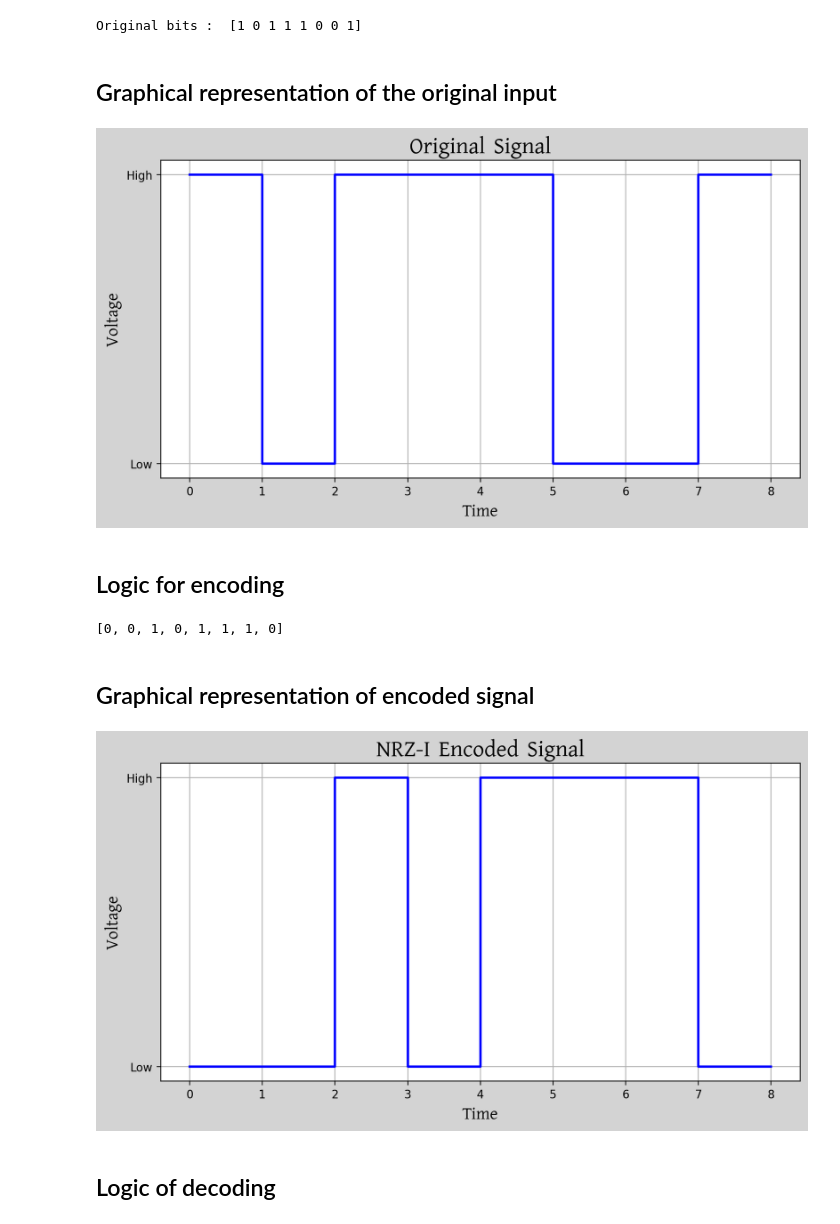
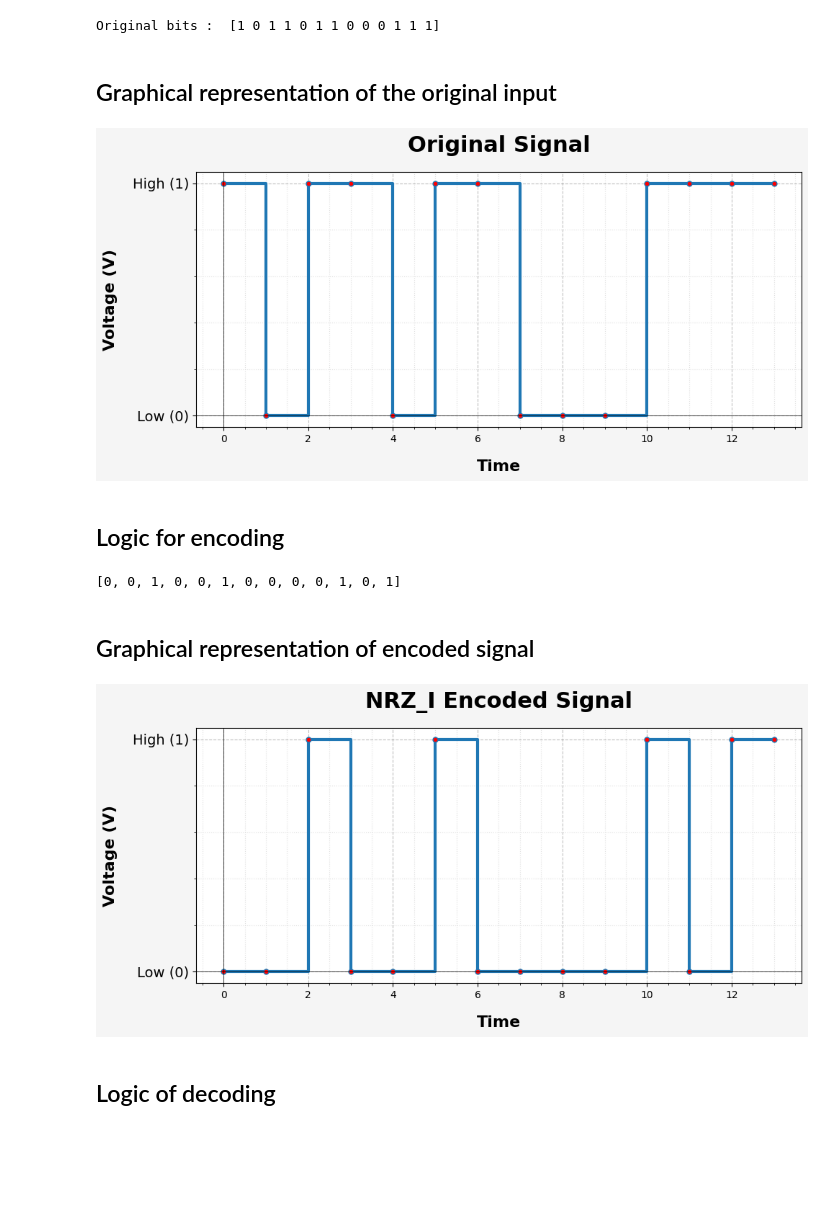
Before and after one commit to ShamiunFerdous/Datacom-Lab, a Jupyter notebook: Lab-1/NRZ_I.ipynb, the cells around one changed output. Saved outputs shown, nothing was run; the diff lists cells and outputs as text; code cells hidden in the pictures; blank space fills up the shorter version.

```diff
--- a/Lab-1/NRZ_I.ipynb
+++ b/Lab-1/NRZ_I.ipynb
@@ -2,24 +2,30 @@
 import numpy as np
 import matplotlib.pyplot as plt
 # %%
-strn = '10111001'
+strn = input()
 arr = np.array([int(i) for i in strn])
 print("Original bits : ", arr)
 # %% [output]
-Original bits :  [1 0 1 1 1 0 0 1]
+Original bits :  [1 0 1 1 0 1 1 0 0 0 1 1 1]
 # %% [markdown]
 ## Graphical representation of the original input
 # %%
-plt.figure(figsize=(10, 5), dpi=200, facecolor='lightgray')
-plt.title("Original Signal", fontdict={'fontname': 'Kalpurush', 'fontsize': 20})
-plt.step(range(len(arr)+1), np.append(arr, arr[-1]), where='post', color='blue', linewidth=2)
-plt.yticks([0, 1], ['Low', 'High'])
-plt.xlabel('Time', fontdict={'fontname': 'Kalpurush', 'fontsize': 15})
-plt.ylabel('Voltage', fontdict={'fontname': 'Kalpurush', 'fontsize': 15})
-plt.grid(True)
+plt.figure(figsize=(10,5), dpi=100, facecolor='whitesmoke')
+plt.title("Original Signal", fontsize=22, fontweight='bold', pad=20)
+plt.step(range(len(arr)+1), np.append(arr, arr[-1]), where='post',
+         color='#1f77b4', linewidth=3, linestyle='-', marker='o', markersize=5, markerfacecolor='red')
+plt.yticks([0, 1], ['Low (0)', 'High (1)'], fontsize=14)
+plt.xlabel('Time', fontsize=16, fontweight='bold', labelpad=15)
+plt.ylabel('Voltage (V)', fontsize=16, fontweight='bold', labelpad=15)
+plt.grid(True, which='both', axis='both', linestyle='--', color='gray', alpha=0.5)
+plt.minorticks_on()
+plt.grid(True, which='minor', axis='both', linestyle=':', color='lightgray', alpha=0.7)
+plt.axhline(0, color='black', linewidth=0.5)
+plt.axvline(0, color='black', linewidth=0.5)
+plt.tight_layout()
 plt.show()
 # %% [output]
-[figure, old version]
+[figure, new version]
 # %% [markdown]
 ## Logic for encoding
 # %%
@@ -34,20 +40,26 @@ for i in arr:
 
 print(encoded)
 # %% [output]
-[0, 0, 1, 0, 1, 1, 1, 0]
+[0, 0, 1, 0, 0, 1, 0, 0, 0, 0, 1, 0, 1]
 # %% [markdown]
 ## Graphical representation of encoded signal
 # %%
-plt.figure(figsize=(10, 5), dpi=200, facecolor='lightgray')
-plt.title("NRZ-I Encoded Signal", fontdict={'fontname': 'Kalpurush', 'fontsize': 20})
-plt.step(range(len(encoded)+1), np.append(encoded, encoded[-1]), where='post', color='blue', linewidth=2)
-plt.yticks([0, 1], ['Low', 'High'])
-plt.xlabel('Time', fontdict={'fontname': 'Kalpurush', 'fontsize': 15})
-plt.ylabel('Voltage', fontdict={'fontname': 'Kalpurush', 'fontsize': 15})
-plt.grid(True)
+plt.figure(figsize=(10, 5), dpi=100, facecolor='whitesmoke')
+plt.title("NRZ_I Encoded Signal", fontsize=22, fontweight='bold', pad=20)
+plt.step(range(len(encoded)+1), np.append(encoded, encoded[-1]), where='post',
+         color='#1f77b4', linewidth=3, linestyle='-', marker='o', markersize=5, markerfacecolor='red')
+plt.yticks([0, 1], ['Low (0)', 'High (1)'], fontsize=14)
+plt.xlabel('Time', fontsize=16, fontweight='bold', labelpad=15)
+plt.ylabel('Voltage (V)', fontsize=16, fontweight='bold', labelpad=15)
+plt.grid(True, which='both', axis='both', linestyle='--', color='gray', alpha=0.5)
+plt.minorticks_on()
+plt.grid(True, which='minor', axis='both', linestyle=':', color='lightgray', alpha=0.7)
+plt.axhline(0, color='black', linewidth=0.5)
+plt.axvline(0, color='black', linewidth=0.5)
+plt.tight_layout()
 plt.show()
 # %% [output]
-[figure, old version]
+[figure, new version]
 # %% [markdown]
 ## Logic of decoding
 # %%
```
Also changed, not shown: parts of 2 cells of this notebook, 6 other files.
